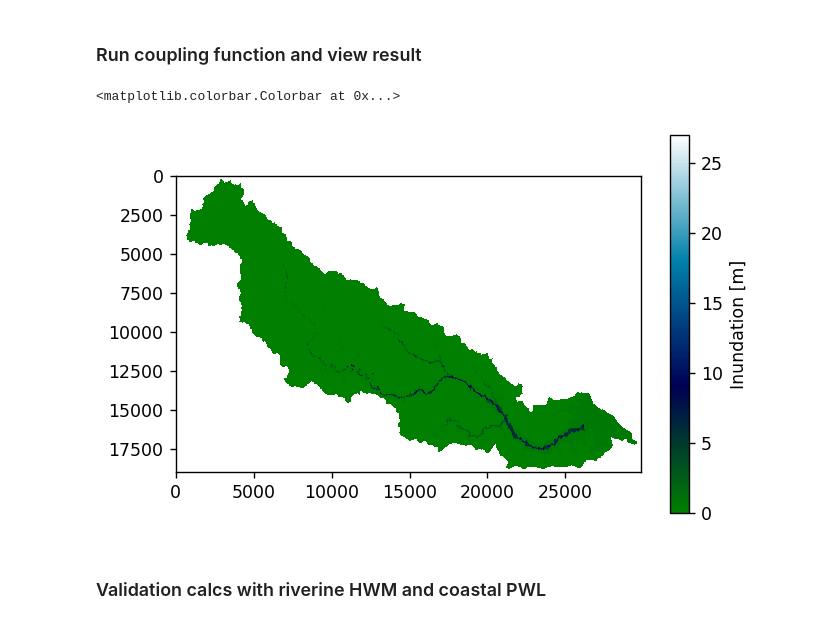
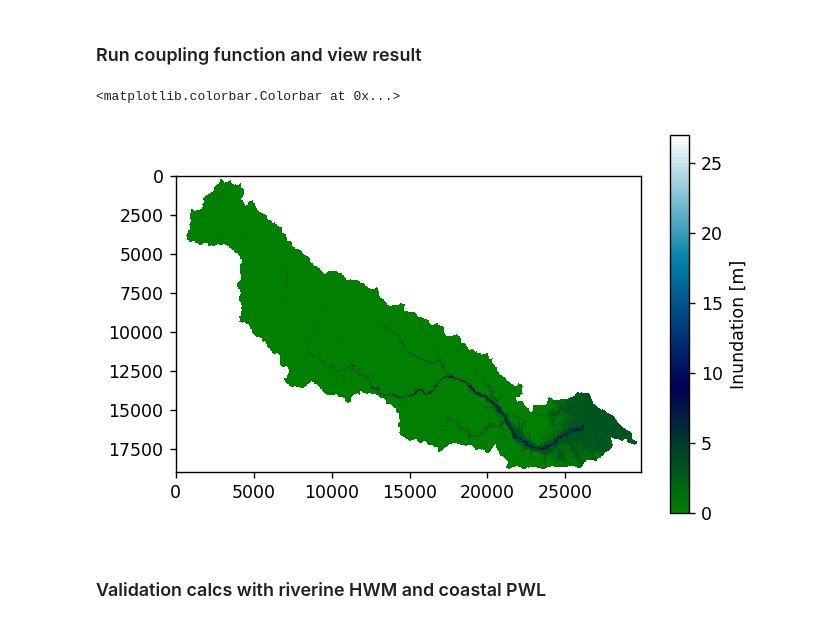
Before and after one commit to ankitghanghas/flood_are_here_si_2022, a Jupyter notebook: full_coupling_analysis.ipynb, the cells around one changed output. Drawn from its saved outputs; the diff is of its cells as text; code cells hidden in the pictures.

```diff
--- a/full_coupling_analysis.ipynb
+++ b/full_coupling_analysis.ipynb
@@ -217,34 +261,41 @@ def imshow_confusion(in_array, save_path):
     plt.show()
 # %% [markdown]
 ### Run coupling function and view result
+# %%
+# make compound inundation map
+# sep 19 2018 9pm
+
+# "no_couple": choose larger of riv_inun and surge_inun
+# when they occur at the same location
+# choose max surge and max riverine inun maps
+florence_max = no_couple(
+    surge_fpath = 'data_github/florence_surge_nhc_max_internal_mask.tif',
+    riv_fpath = 'data_github/030202_201809192100_depth_map_projUTM18n.tif',
+    compound_fpath = 'data_github/florence_compound_no_couple.tif',
+    alpha = 1, # see eqn. 2 in SI 2022 paper
+    write_tiff = True,
+    return_array = True
+)
+# %% [output]
+<matplotlib.colorbar.Colorbar at 0x...>
+[figure, added]
 # %%
-# make compound inundation map
-# sep 19 2018 9pm
-
-florence_SEP19 = couple(
-    surge_fpath = 'data_github/inun_surge_201809192100.tif',
-    riv_fpath = 'data_github/030202_201809192100_depth_map_projUTM18n.tif',
-    compound_fpath = 'data_github/compound_inun_SEP19_alpha1.tif',
-    alpha = 1, # see eqn. 2 in SI 2022 paper
-    write_tiff = True,
-    return_array = True
-)
-
 plt.close('all')
 
 fig, ax = plt.subplots()
 
 cbar = ax.imshow(
-    florence_SEP19,
+    florence_max,
     vmin=0,
     vmax=27, # max is 24.99
     cmap=plt.get_cmap('ocean')
     )
 
+ax.set(
+    xlabel =
+)
+
 fig.colorbar(cbar,label='Inundation [m]',ax=ax)
-# %% [output]
-<matplotlib.colorbar.Colorbar at 0x...>
-[figure, removed]
 # %% [markdown]
 ### Validation calcs with riverine HWM and coastal PWL
 # %%
```
Also changed, not shown: parts of 5 cells of this notebook, 1 other file.
